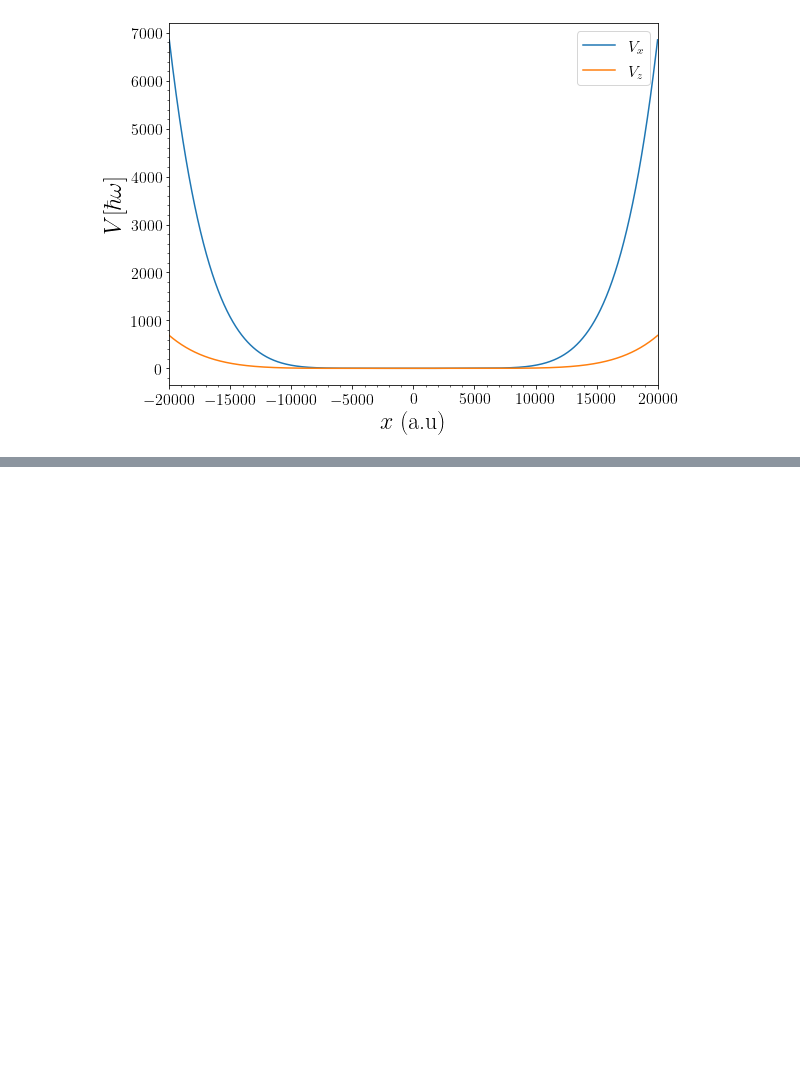
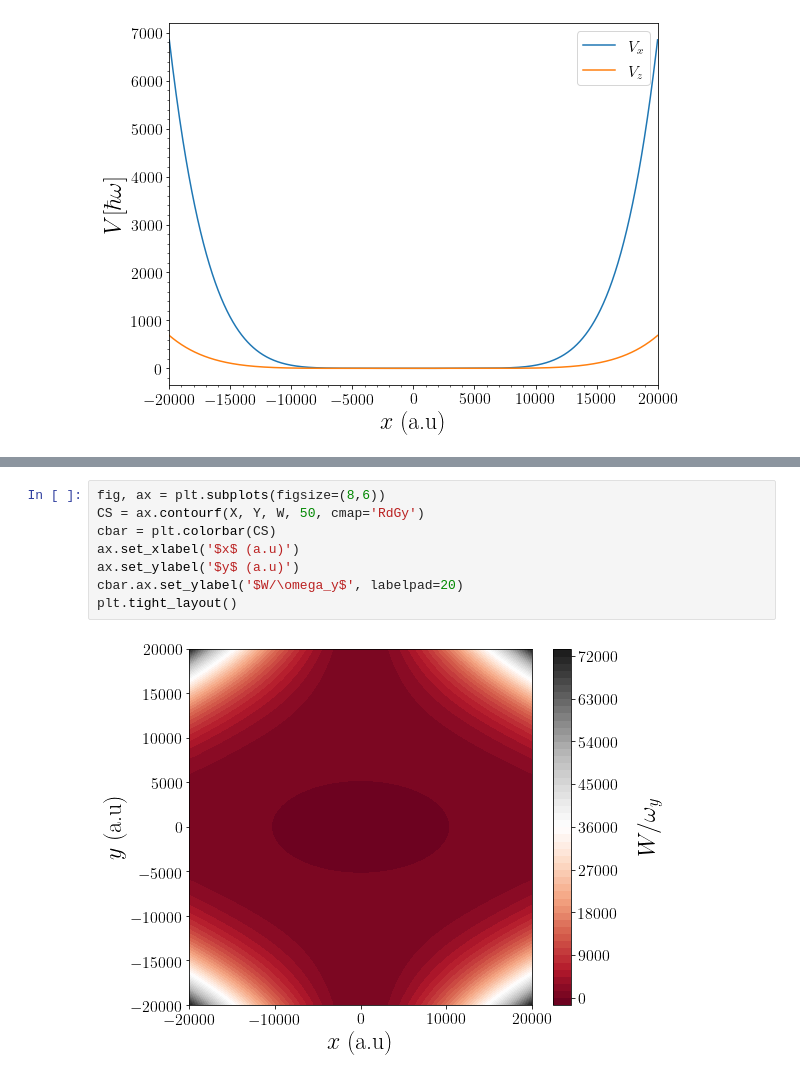
Before and after one commit to TsspGit/Ultracold_Atoms_src, a Jupyter notebook: Optical_Trap.ipynb, the cells around one changed output, grey strips where cells are left out. Drawn from its saved outputs; the diff is of its cells as text; blank space fills up the shorter version.

```diff
--- a/Optical_Trap.ipynb
+++ b/Optical_Trap.ipynb
@@ -90,0 +144,10 @@ plt.savefig('General_figures/Potential2d.png', dpi=200)
+# %%
+fig, ax = plt.subplots(figsize=(8,6))
+CS = ax.contourf(X, Y, W, 50, cmap='RdGy')
+cbar = plt.colorbar(CS)
+ax.set_xlabel('$x$ (a.u)')
+ax.set_ylabel('$y$ (a.u)')
+cbar.ax.set_ylabel('$W/\omega_y$', labelpad=20)
+plt.tight_layout()
+# %% [output]
+[figure, added]
```
Also changed, not shown: parts of 6 cells of this notebook.
